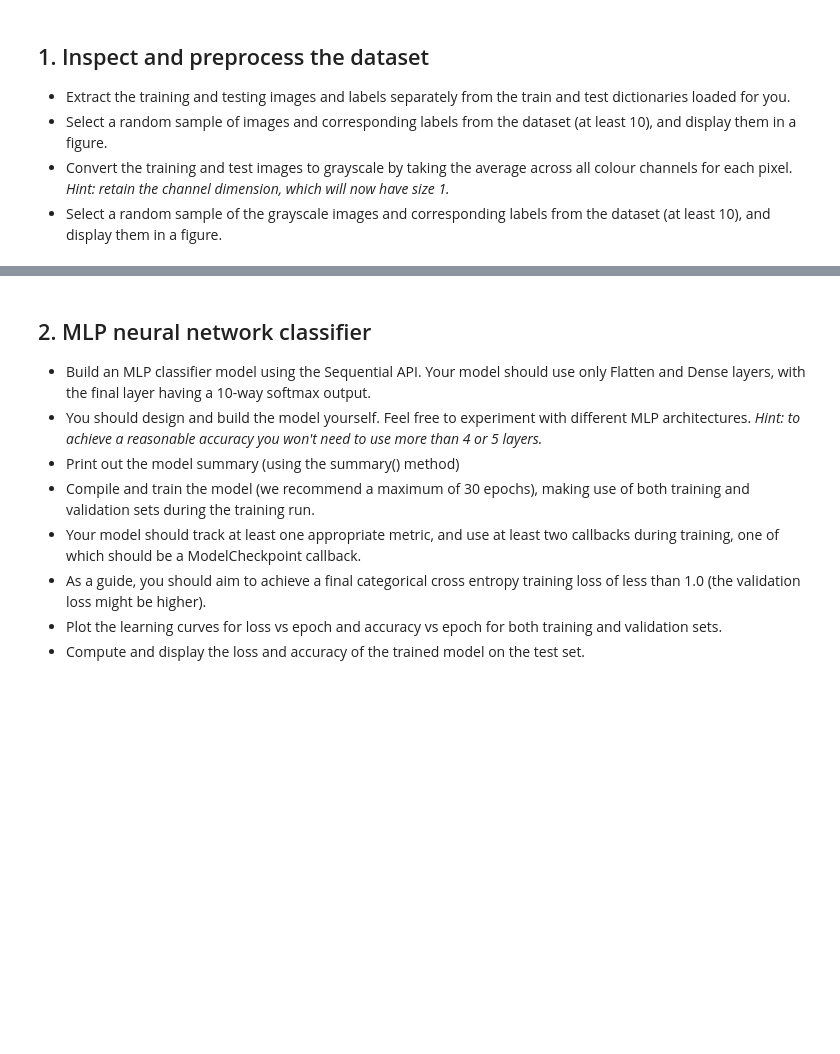
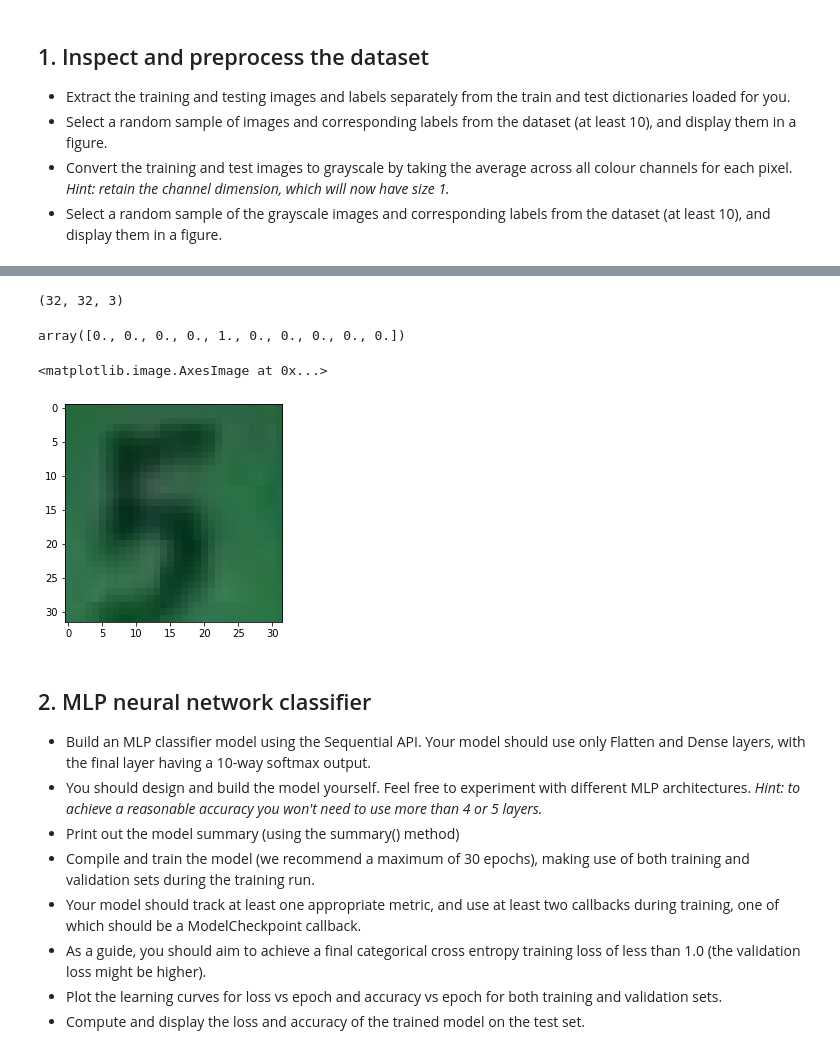
Before and after one commit to Vineet2107/tensorflow2, a Jupyter notebook: Capstone_Project.ipynb, the cells around one changed output, grey strips where cells are left out. Cells and saved outputs as stored; diff of their text form; code cells hidden in the pictures; blank space fills up the shorter version.

```diff
--- a/Capstone_Project.ipynb
+++ b/Capstone_Project.ipynb
@@ -57,3 +116,21 @@ X_train.shape, X_test.shape
+# %%
+X_train[0].shape
+# %% [output]
+(32, 32, 3)
+# %%
+from sklearn.preprocessing import OneHotEncoder
+
+enc = OneHotEncoder().fit(y_train)
+y_train_oh = enc.transform(y_train).toarray()
+y_test_oh = enc.transform(y_test).toarray()
+y_test_oh[0]
+# %% [output]
+array([0., 0., 0., 0., 1., 0., 0., 0., 0., 0.])
+# %%
+plt.imshow(X_test[0])
+# %% [output]
+<matplotlib.image.AxesImage at 0x...>
+[figure, added]
 # %% [markdown]
 ## 2. MLP neural network classifier
 * Build an MLP classifier model using the Sequential API. Your model should use only Flatten and Dense layers, with the final layer having a 10-way softmax output.
```
Also changed, not shown: parts of 24 cells of this notebook.
